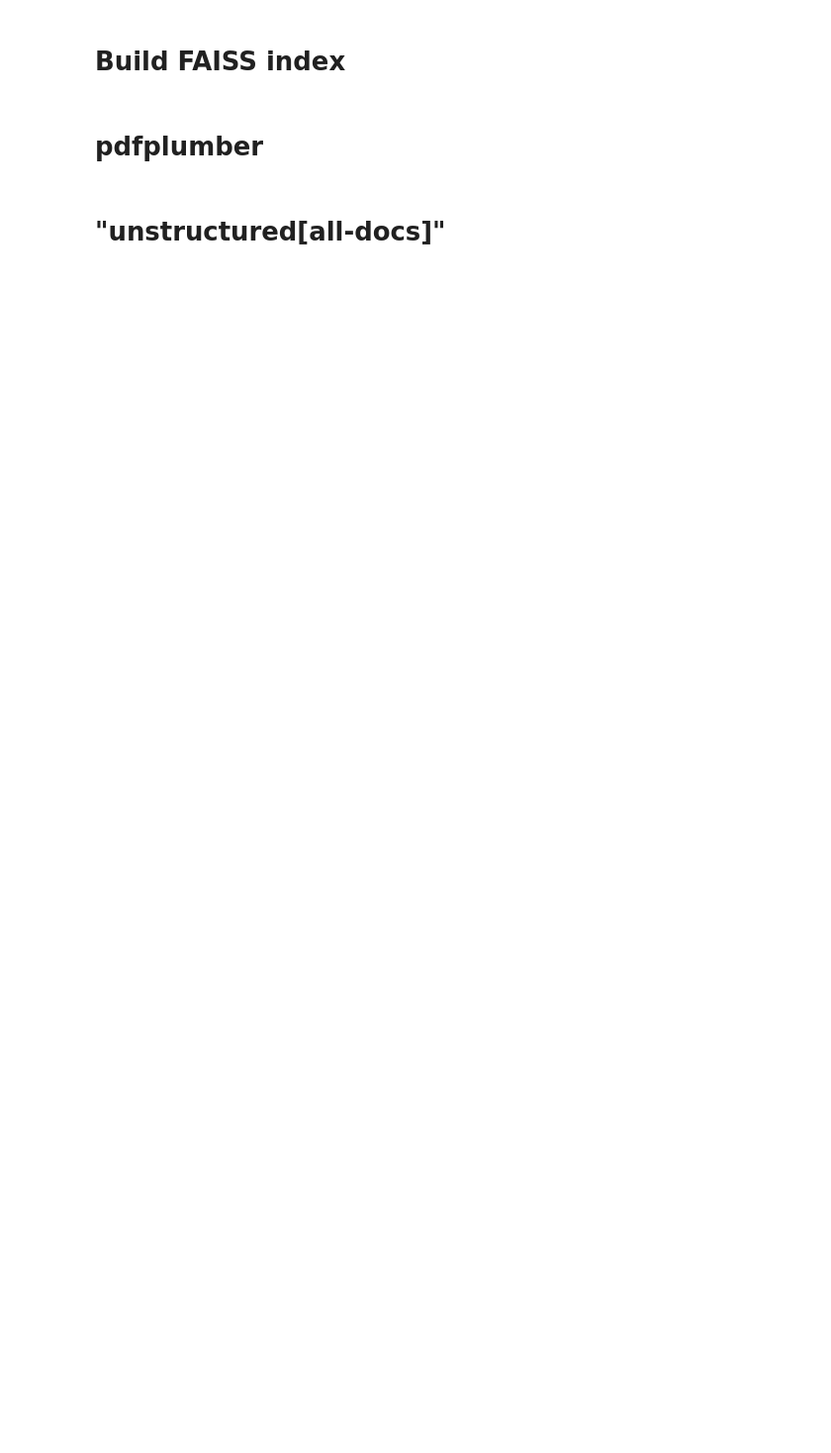
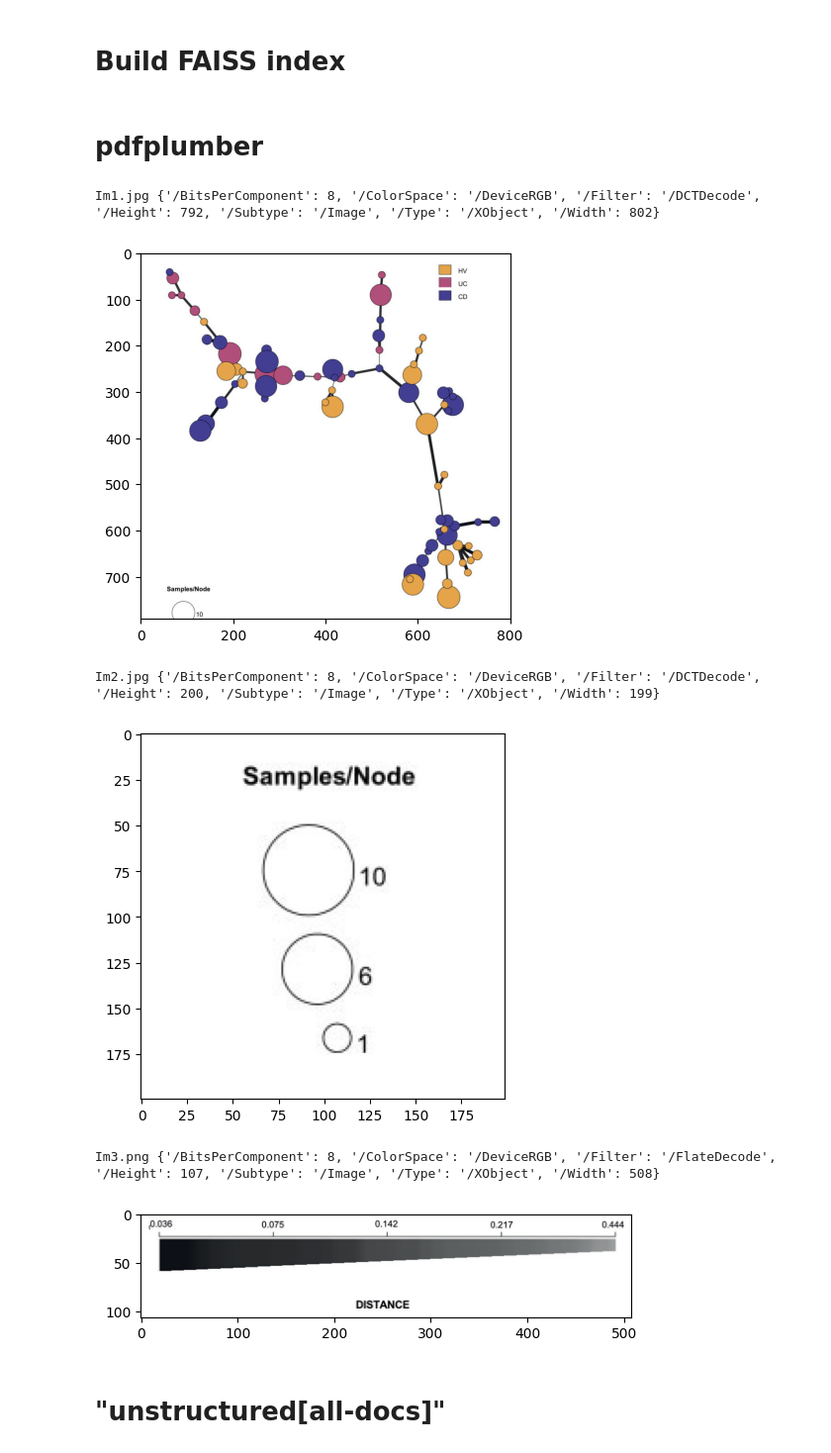
Before and after one commit to Q-Zhao-9/gradproj, a Jupyter notebook: experiments/rag.ipynb, the cells around one changed output. Shown: that part at 99% size. Drawn from its saved outputs; the diff is of its cells as text; code cells hidden in the pictures; blank space fills up the shorter version.

Commit message:
update - extract image from pdf

```diff
--- a/experiments/rag.ipynb
+++ b/experiments/rag.ipynb
@@ -519,23 +648,37 @@ pico_query(question)
 # %%
 import pdfplumber
 import os
+from matplotlib import pyplot as plt
 
 pdf_file = '/home/qzhao9/datasets/PMC-Papers/files/PMC11781193/ftaf001.pdf'
 print()
 # with pdfplumber.open(pdf_file) as pdf:
 #     first_page = pdf.pages[1]
 #     text = first_page.extract_text(space_width=200)
 #     table = first_page.extract_table()
 #     image = first_page.images
 #     print(text)
 #     print(table)
 #     print(image)
 
-# from PyPDF2 import PdfReader
+from pypdf import PdfReader
 
-# reader = PdfReader(pdf_file)
-# page = reader.pages[1]
+reader = PdfReader(pdf_file)
+for page in reader.pages:
+  if page.images:
+    for image in page.images:
+      print(image.name, image.indirect_reference)
+      image.image.save('/home/qzhao9/datasets/PMC-Papers/files/PMC11781193/'+image.name)
+      plt.imshow(image.image)
+      plt.show()
 # print(page.extract_text(space_width=200))
 
 # doc_loader.load_pdf_content_ocr(pdf_file)
+# %% [output]
+Im1.jpg {'/BitsPerComponent': 8, '/ColorSpace': '/DeviceRGB', '/Filter': '/DCTDecode', '/Height': 792, '/Subtype': '/Image', '/Type': '/XObject', '/Width': 802}
+[figure, added]
+Im2.jpg {'/BitsPerComponent': 8, '/ColorSpace': '/DeviceRGB', '/Filter': '/DCTDecode', '/Height': 200, '/Subtype': '/Image', '/Type': '/XObject', '/Width': 199}
+[figure, added]
+Im3.png {'/BitsPerComponent': 8, '/ColorSpace': '/DeviceRGB', '/Filter': '/FlateDecode', '/Height': 107, '/Subtype': '/Image', '/Type': '/XObject', '/Width': 508}
+[figure, added]
 # %%
```
Also changed, not shown: parts of 11 cells of this notebook.
